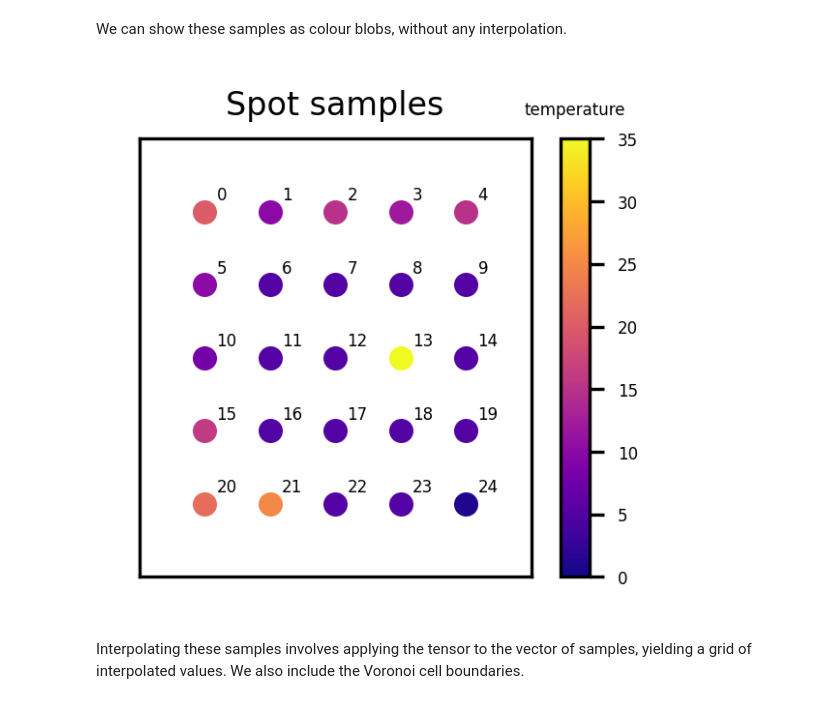
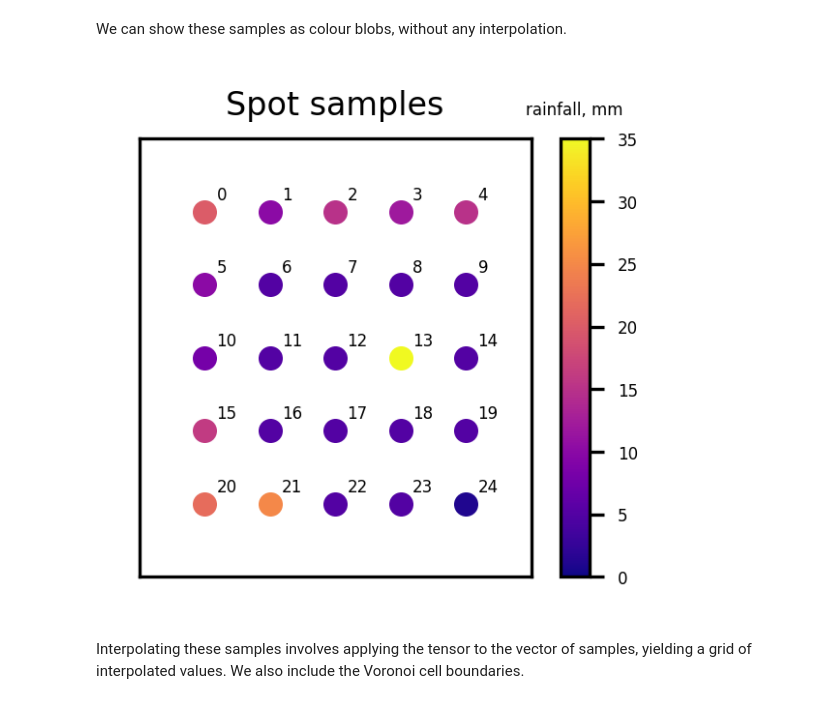
Before and after one commit to simoninireland/sensor-placement, a Jupyter notebook: simple.ipynb, the cells around one changed output. Drawn from its saved outputs; the diff is of its cells as text; code cells hidden in the pictures.

```diff
--- a/simple.ipynb
+++ b/simple.ipynb
@@ -64,8 +63,9 @@ boundary = Polygon([Point(0.0, 0.0),
 # %% [markdown]
 From this we can create a natural nearewst-neighbour interpolation tensor.
 # %%
-tensor_fullresolution = NNNI(df_samples, boundary, xs, ys)
-tensor_fullresolution.save('datasets/tensor_fullresolution.nc')
+#tensor_fullresolution = NNNI(df_samples, boundary, xs, ys)
+#tensor_fullresolution.save('datasets/tensor_fullresolution.nc')
+tensor_fullresolution = NNNI.load('datasets/tensor_fullresolution.nc')
 # %% [markdown]
 The scenario is shown below, with crosses indicating sample points.
 # %%
@@ -108,39 +109,16 @@ samples[21] = 25
 samples[24] = 1
 # %% [markdown]
 We can show these samples as colour blobs, without any interpolation.
-# %%
-def drawSamples(df_samples, samples, ax=None, cmap=None, cmap_title=None, norm=None, fontsize=4):
-    if ax is None:
-        ax = plt.gca()
-    if cmap is None:
-        cmap = cm.get_cmap('viridis')
-    if norm is None:
-        norm = Normalize(vmin=0, vmax=samples.max())
-
-    for i in range(len(df_samples)):
-        p = df_samples.geometry.iloc[i]
-        pt = list(p.coords)[0]
-        ax.set_xlim([0.0, 1.0])
-        ax.set_ylim([0.0, 1.0])
-        ax.plot(pt[0], pt[1], marker='o', color=cmap(norm(samples[i])), markersize=5)
-        ax.annotate(f'{i}', (pt[0], pt[1]), xytext=(3, 3), textcoords='offset points', fontsize=4)
-
-    divider = make_axes_locatable(ax)
-    cax = divider.append_axes("right", 0.1, pad=0.1, sharex=ax)
-    matplotlib.colorbar.Colorbar(ax=cax, cmap=cmap, norm=norm)
-    cax.tick_params(labelsize=fontsize)
-    if cmap_title is not None:
-        cax.set_title(cmap_title, fontsize=fontsize)
 # %%
 fig = plt.figure(figsize=(2, 2))
 ax = plt.subplot(1, 1, 1, xticks=[], yticks=[])
 
-drawSamples(df_samples, samples, ax=ax, cmap=cm.get_cmap('plasma'), cmap_title='temperature')
+drawSamples(tensor_fullresolution, samples, ax=ax, cmap=cm.get_cmap('plasma'), cmap_title='rainfall, mm')
 
 ax.set_title('Spot samples', fontsize=8)
 
 _ = plt.show()
 # %% [output]
-[figure, old version]
+[figure, new version]
 # %% [markdown]
 Interpolating these samples involves applying the tensor to the vector of samples, yielding a grid of interpolated values. We also include the Voronoi cell boundaries.
```
Also changed, not shown: parts of 18 cells of this notebook.
